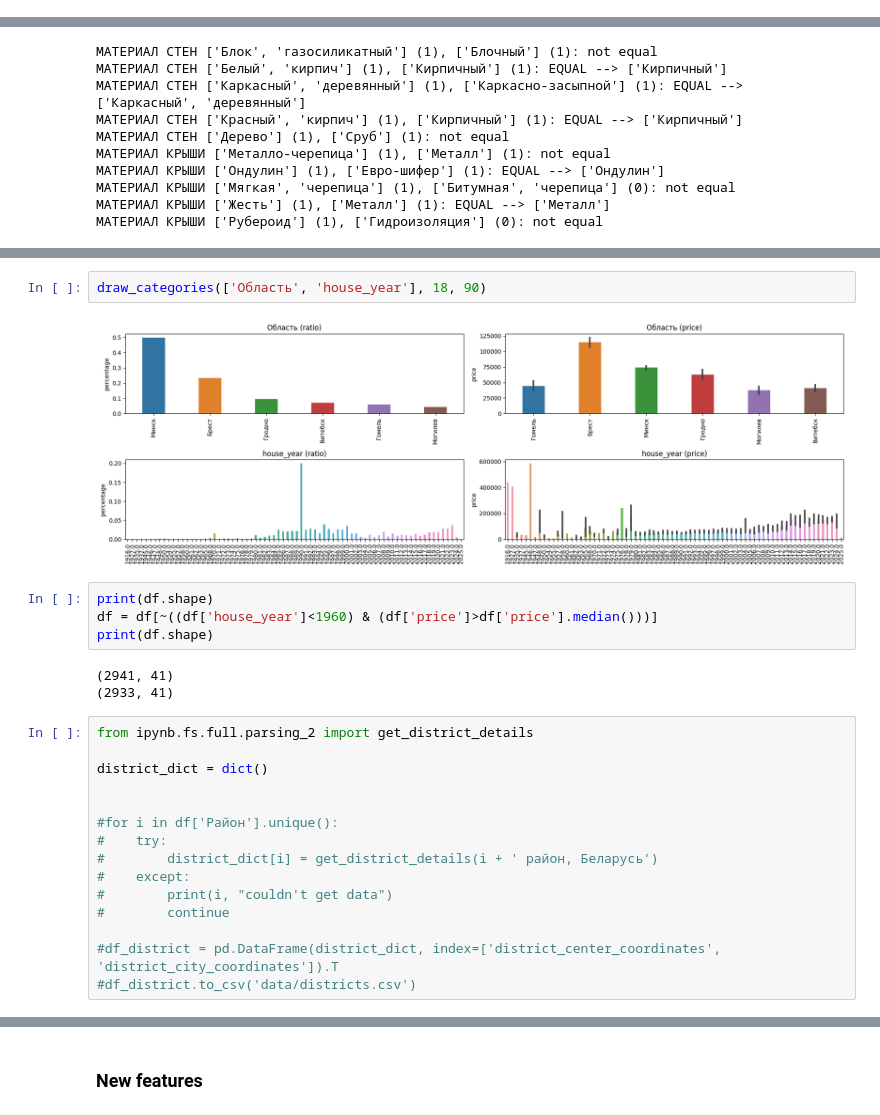
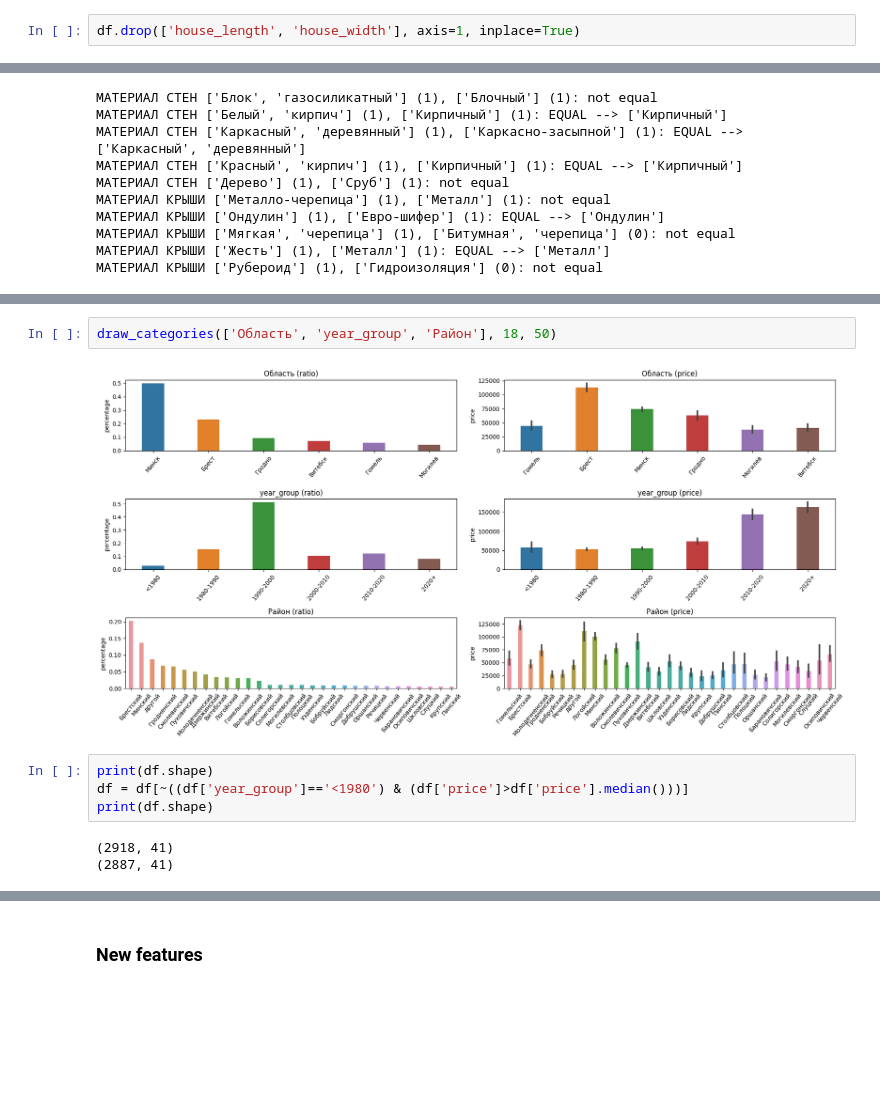
Before and after one commit to ssiarhei115/CountryHouse-price-prediction, a Jupyter notebook: code.ipynb, the cells around one changed output, grey strips where cells are left out. Drawn from its saved outputs; the diff is of its cells as text; blank space fills up the shorter version.

```diff
--- a/code.ipynb
+++ b/code.ipynb
@@ -125,6 +127,8 @@ class NUM_Transformer(TransformerMixin, BaseEstimator):
 
 num_treat = NUM_Transformer()
 df = num_treat.transform(df)
+# %%
+df.drop(['house_length', 'house_width'], axis=1, inplace=True)
 # %%
 df.columns
 # %% [output]
@@ -643,28 +673,13 @@ class CAT_3_Transformer(TransformerMixin, BaseEstimator):
 cat_3_treat = CAT_3_Transformer(fill_na_find)
 df = cat_3_treat.transform(df)
 # %%
-draw_categories(['Область', 'house_year'], 18, 90)
+draw_categories(['Область', 'year_group', 'Район'], 18, 50)
 # %% [output]
-[figure, old version]
+[figure, new version]
 # %%
 print(df.shape)
-df = df[~((df['house_year']<1960) & (df['price']>df['price'].median()))]
+df = df[~((df['year_group']=='<1980') & (df['price']>df['price'].median()))]
 print(df.shape)
 # %% [output]
-(2941, 41)
-(2933, 41)
+(2918, 41)
+(2887, 41)
-# %%
-from ipynb.fs.full.parsing_2 import get_district_details
-
-district_dict = dict()
-
-
-#for i in df['Район'].unique():
-#    try:
-#        district_dict[i] = get_district_details(i + ' район, Беларусь')
-#    except:
-#        print(i, "couldn't get data")
-#        continue
-
-#df_district = pd.DataFrame(district_dict, index=['district_center_coordinates', 'district_city_coordinates']).T
-#df_district.to_csv('data/districts.csv')
```
Also changed, not shown: parts of 38 cells of this notebook.
